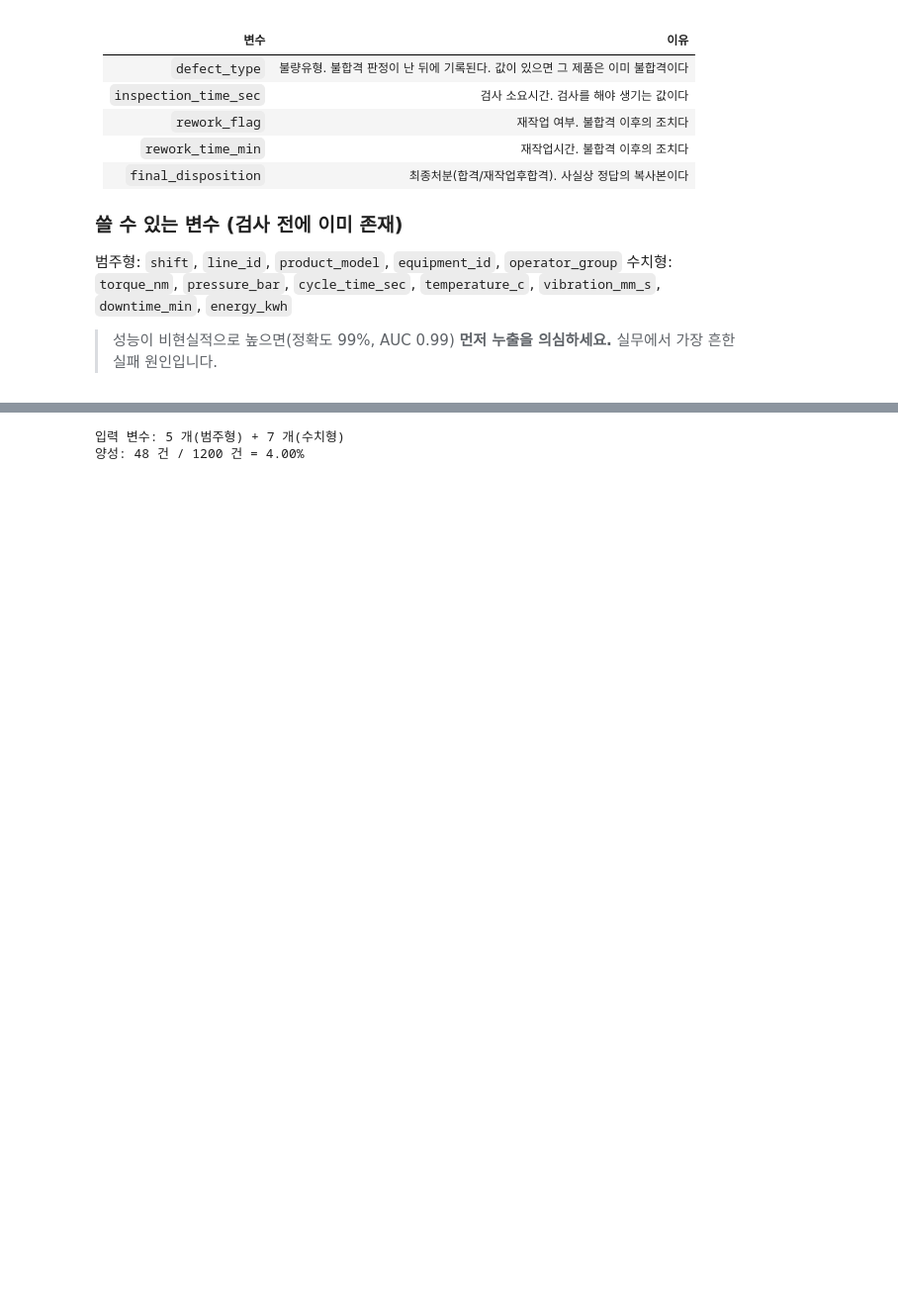
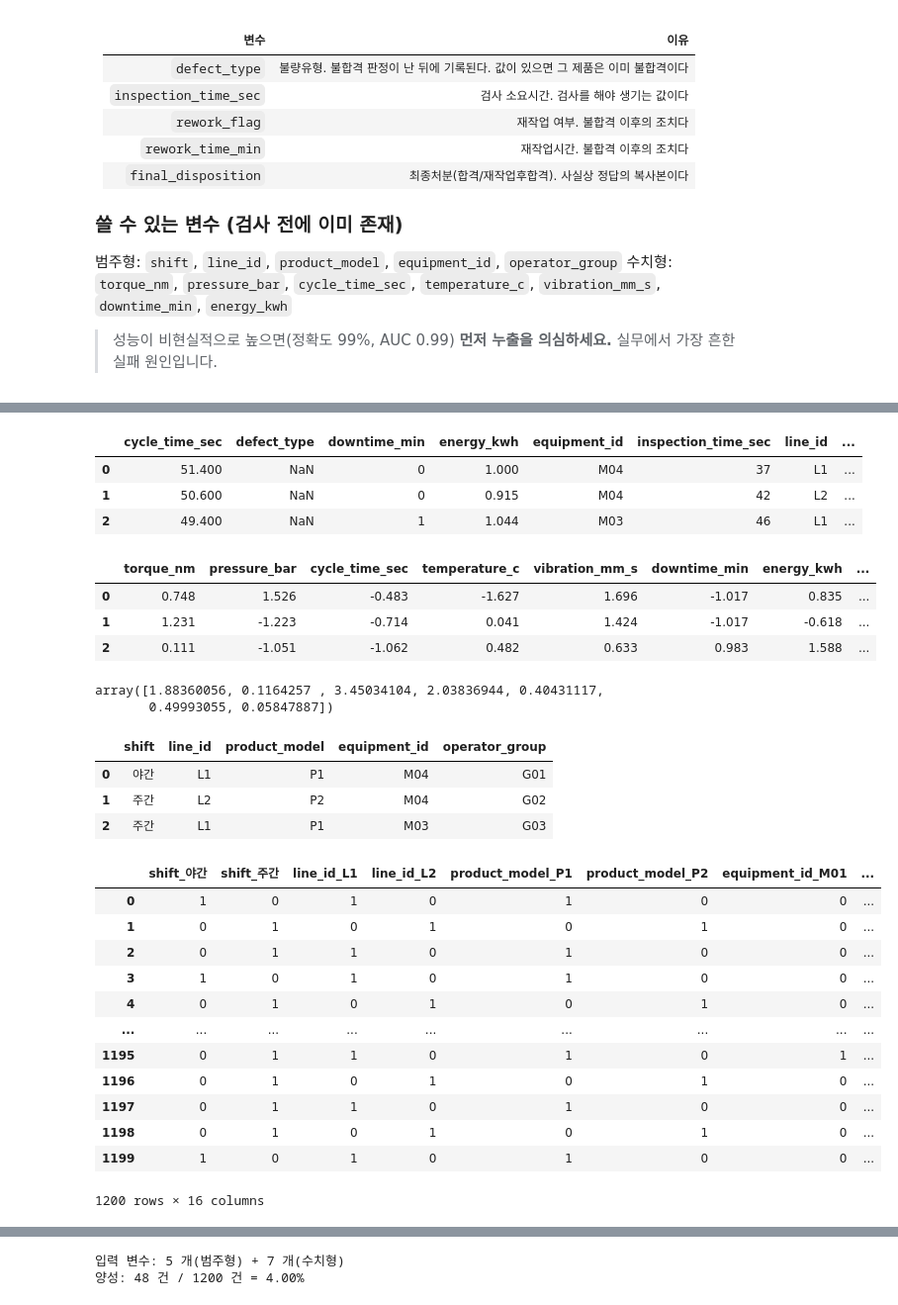
Before and after one commit to juneekk01/K-NewDeal-Academy, a Jupyter notebook: N01-2_전처리_머신러닝_성능평가.ipynb, the cells around one changed output, grey strips where cells are left out. Shown at 99% size. Cells and saved outputs as stored; diff of their text form; code cells hidden in the pictures; blank space fills up the shorter version.

```diff
--- a/N01-2_전처리_머신러닝_성능평가.ipynb
+++ b/N01-2_전처리_머신러닝_성능평가.ipynb
@@ -323,0 +296,4 @@ X[:3]
+# %%
+features = df.columns.difference(['inspection_result', 'final_disposition','timestamp' ])
+X = df[features]
+y = df['inspection_result']
@@ -323,0 +343,11 @@ X[:3]
+# %%
+# 수치형 변수 및 범주형 변수의 전처리
+numeric_features = ['torque_nm', 'pressure_bar', 'cycle_time_sec', 'temperature_c', 'vibration_mm_s', 'downtime_min', 'energy_kwh', 'inspection_time_sec','rework_time_min']
+categorical_features = ['shift', 'line_id', 'product_model', 'equipment_id', 'operator_group']
+# %%
+X[:3]
+# %% [output]
+|  | cycle_time_sec | defect_type | downtime_min | energy_kwh | equipment_id | inspection_time_sec | line_id | ... |
+| 0 | 51.400 | NaN | 0 | 1.000 | M04 | 37 | L1 | ... |
+| 1 | 50.600 | NaN | 0 | 0.915 | M04 | 42 | L2 | ... |
+| 2 | 49.400 | NaN | 1 | 1.044 | M03 | 46 | L1 | ... |
@@ -323,0 +357,7 @@ X[:3]
+# %%
+X[numeric_features][:3]
+# %% [output]
+|  | torque_nm | pressure_bar | cycle_time_sec | temperature_c | vibration_mm_s | downtime_min | energy_kwh | ... |
+| 0 | 0.748 | 1.526 | -0.483 | -1.627 | 1.696 | -1.017 | 0.835 | ... |
+| 1 | 1.231 | -1.223 | -0.714 | 0.041 | 1.424 | -1.017 | -0.618 | ... |
+| 2 | 0.111 | -1.051 | -1.062 | 0.482 | 0.633 | 0.983 | 1.588 | ... |
@@ -323,0 +366,28 @@ X[:3]
+# %%
+sc.scale_
+# %% [output]
+array([1.88360056, 0.1164257 , 3.45034104, 2.03836944, 0.40431117,
+       0.49993055, 0.05847887])
+# %%
+X[categorical_features][:3]
+# %% [output]
+|  | shift | line_id | product_model | equipment_id | operator_group |
+| 0 | 야간 | L1 | P1 | M04 | G01 |
+| 1 | 주간 | L2 | P2 | M04 | G02 |
+| 2 | 주간 | L1 | P1 | M03 | G03 |
+# %%
+pd.get_dummies(X[categorical_features])*1
+# %% [output]
+|  | shift_야간 | shift_주간 | line_id_L1 | line_id_L2 | product_model_P1 | product_model_P2 | equipment_id_M01 | ... |
+| 0 | 1 | 0 | 1 | 0 | 1 | 0 | 0 | ... |
+| 1 | 0 | 1 | 0 | 1 | 0 | 1 | 0 | ... |
+| 2 | 0 | 1 | 1 | 0 | 1 | 0 | 0 | ... |
+| 3 | 1 | 0 | 1 | 0 | 1 | 0 | 0 | ... |
+| 4 | 0 | 1 | 0 | 1 | 0 | 1 | 0 | ... |
+| ... | ... | ... | ... | ... | ... | ... | ... | ... |
+| 1195 | 0 | 1 | 1 | 0 | 1 | 0 | 1 | ... |
+| 1196 | 0 | 1 | 0 | 1 | 0 | 1 | 0 | ... |
+| 1197 | 0 | 1 | 1 | 0 | 1 | 0 | 0 | ... |
+| 1198 | 0 | 1 | 0 | 1 | 0 | 1 | 0 | ... |
+| 1199 | 1 | 0 | 1 | 0 | 1 | 0 | 0 | ... |
+1200 rows × 16 columns
```
Also changed, not shown: parts of 56 cells of this notebook.
